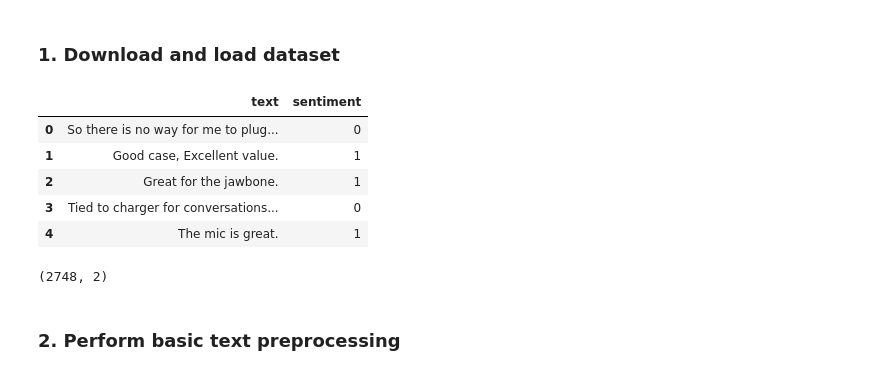
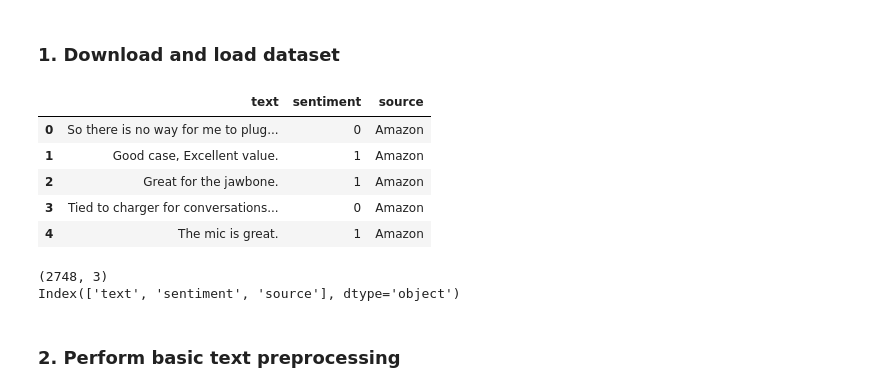
Before and after one commit to sasini05/LLM-Practical-Portfolio---10965209, a Jupyter notebook: Lab-01-Machine-Learning/notebooks/lab01_sentiment_analysis.ipynb, the cells around one changed output. Drawn from its saved outputs; the diff is of its cells as text; code cells hidden in the pictures.

```diff
--- a/Lab-01-Machine-Learning/notebooks/lab01_sentiment_analysis.ipynb
+++ b/Lab-01-Machine-Learning/notebooks/lab01_sentiment_analysis.ipynb
@@ -5,29 +5,37 @@
 # %%
 import pandas as pd
 
 amazon = pd.read_csv(r"C:\Users\Owner\Downloads\LLM-Practical-Portfolio\Lab-01-Machine-Learning\data\sentiment+labelled+sentences\sentiment labelled sentences\amazon_cells_labelled.txt",
                        sep="\t", header=None, names=["text", "sentiment"])
 
 imdb = pd.read_csv(r"C:\Users\Owner\Downloads\LLM-Practical-Portfolio\Lab-01-Machine-Learning\data\sentiment+labelled+sentences\sentiment labelled sentences\imdb_labelled.txt",
                        sep="\t", header=None, names=["text", "sentiment"])
 
 yelp = pd.read_csv(r"C:\Users\Owner\Downloads\LLM-Practical-Portfolio\Lab-01-Machine-Learning\data\sentiment+labelled+sentences\sentiment labelled sentences\yelp_labelled.txt",
                        sep="\t", header=None, names=["text", "sentiment"])
 
+
+#identify the source of each dataset
+amazon["source"]="Amazon"
+imdb["source"]="IMDB"
+yelp["source"]="Yelp"
+
 df = pd.concat([amazon, imdb, yelp], ignore_index=True)
 
 df.head()
 # %% [output]
-|  | text | sentiment |
-| 0 | So there is no way for me to plug... | 0 |
-| 1 | Good case, Excellent value. | 1 |
-| 2 | Great for the jawbone. | 1 |
-| 3 | Tied to charger for conversations... | 0 |
-| 4 | The mic is great. | 1 |
+|  | text | sentiment | source |
+| 0 | So there is no way for me to plug... | 0 | Amazon |
+| 1 | Good case, Excellent value. | 1 | Amazon |
+| 2 | Great for the jawbone. | 1 | Amazon |
+| 3 | Tied to charger for conversations... | 0 | Amazon |
+| 4 | The mic is great. | 1 | Amazon |
 # %%
-df.shape
+print(df.shape)
+print(df.columns)
 # %% [output]
-(2748, 2)
+(2748, 3)
+Index(['text', 'sentiment', 'source'], dtype='object')
 # %% [markdown]
 ### 2. Perform basic text preprocessing
 # %%
```
Also changed, not shown: parts of 13 cells of this notebook, 6 other files.
